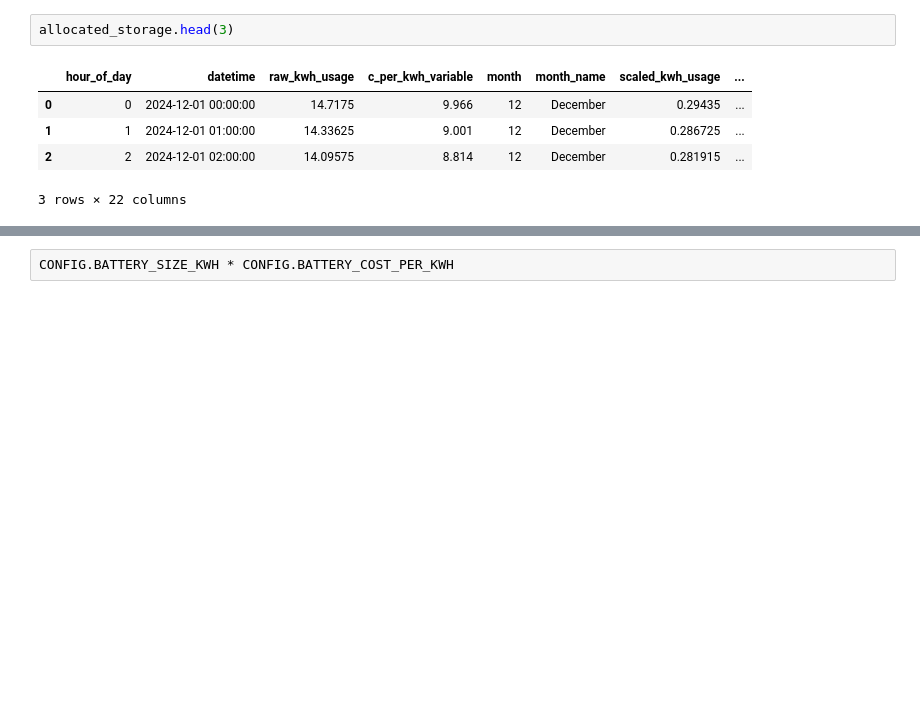
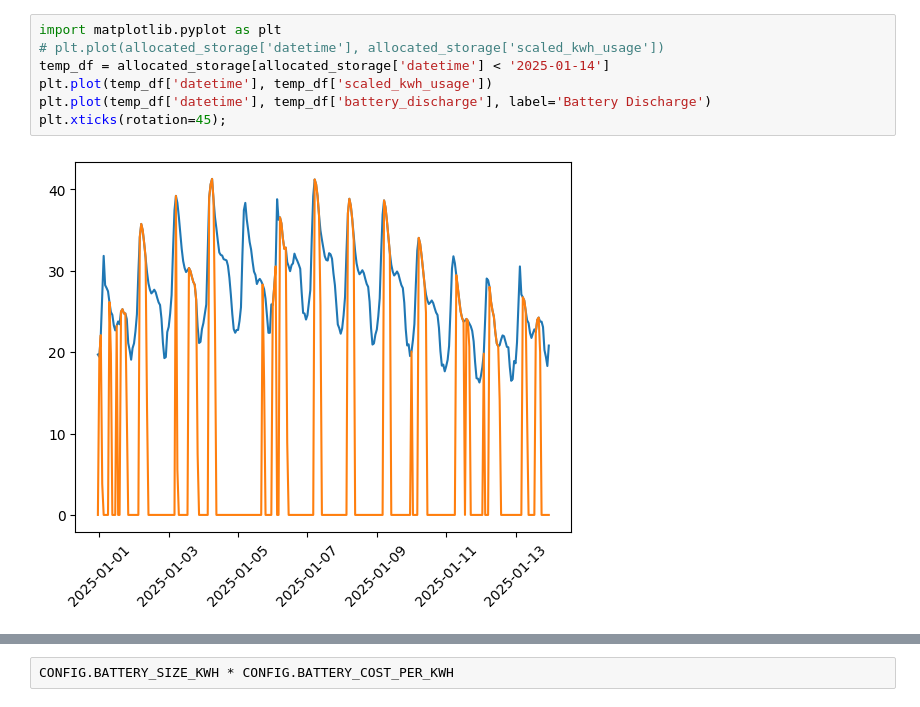
Before and after one commit to NeilSinclair/electricy-model, a Jupyter notebook: data-analysis_clean.ipynb, the cells around one changed output, grey strips where cells are left out. Drawn from its saved outputs; the diff is of its cells as text; blank space fills up the shorter version.

```diff
--- a/data-analysis_clean.ipynb
+++ b/data-analysis_clean.ipynb
@@ -26,8 +42,9 @@ Flat costs: €178,697.04
-# %%
-allocated_storage.head(3)
-# %% [output]
-|  | hour_of_day | datetime | raw_kwh_usage | c_per_kwh_variable | month | month_name | scaled_kwh_usage | ... |
-| 0 | 0 | 2024-12-01 00:00:00 | 14.7175 | 9.966 | 12 | December | 0.29435 | ... |
-| 1 | 1 | 2024-12-01 01:00:00 | 14.33625 | 9.001 | 12 | December | 0.286725 | ... |
-| 2 | 2 | 2024-12-01 02:00:00 | 14.09575 | 8.814 | 12 | December | 0.281915 | ... |
-3 rows × 22 columns
+# %%
+import matplotlib.pyplot as plt
+# plt.plot(allocated_storage['datetime'], allocated_storage['scaled_kwh_usage'])
+temp_df = allocated_storage[allocated_storage['datetime'] < '2025-01-14']
+plt.plot(temp_df['datetime'], temp_df['scaled_kwh_usage'])
+plt.plot(temp_df['datetime'], temp_df['battery_discharge'], label='Battery Discharge')
+plt.xticks(rotation=45);
+# %% [output]
+[figure, added]
```
Also changed, not shown: parts of 4 cells of this notebook, 3 other files.
